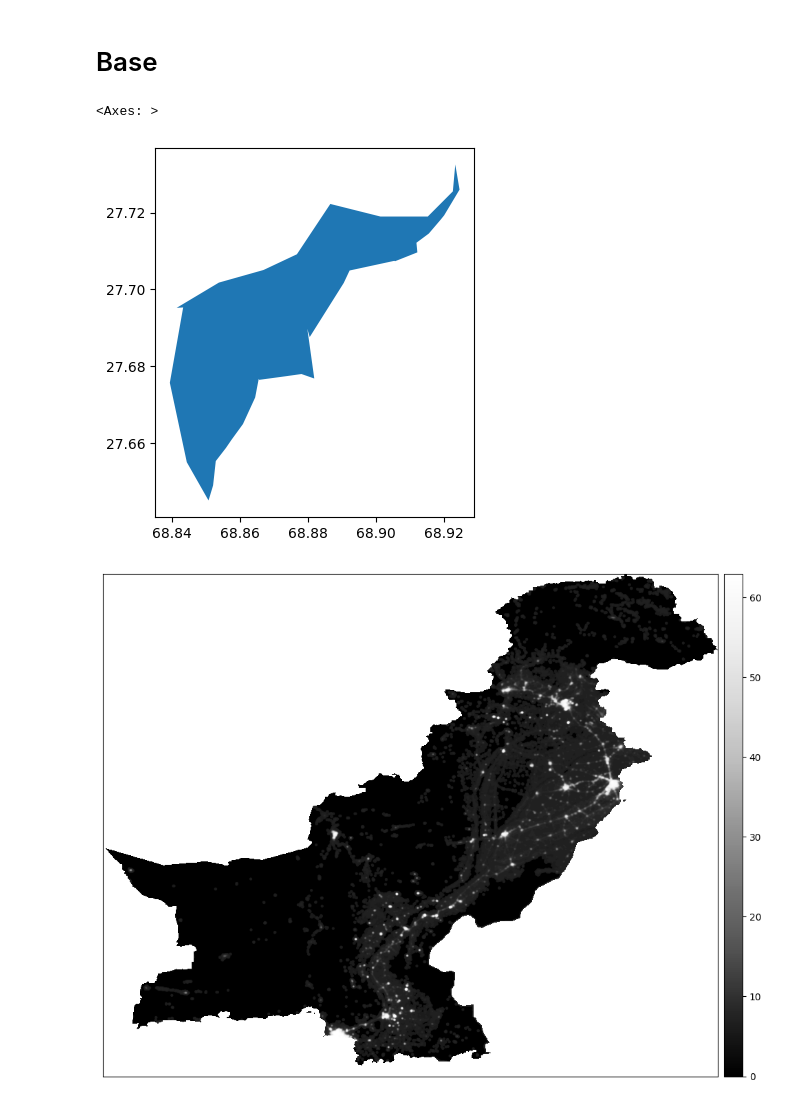
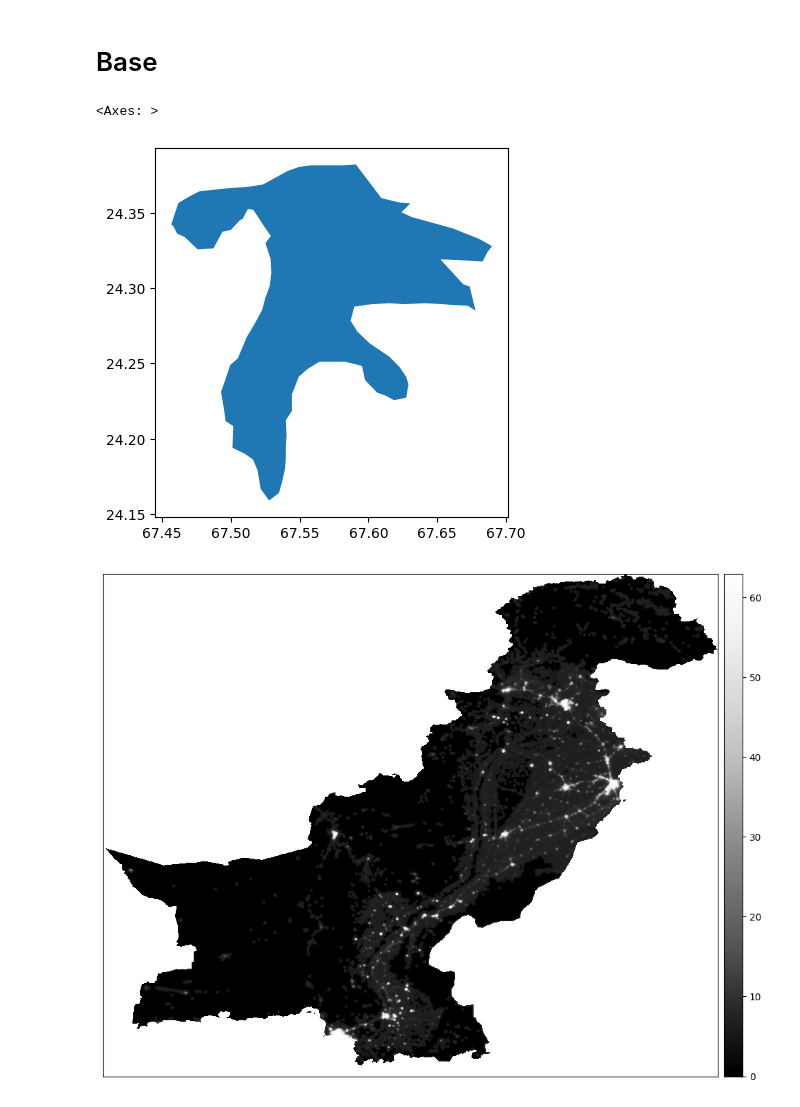
Before and after one commit to TJhon/python-raster-crop, a Jupyter notebook: notebooks/crop.ipynb, the cells around one changed output. Drawn from its saved outputs; the diff is of its cells as text; code cells hidden in the pictures.

```diff
--- a/notebooks/archive/crop.ipynb
+++ b/notebooks/crop.ipynb
@@ -21,11 +21,12 @@ shp_data.head(2)
 # %% [markdown]
 # Base
 # %%
-sample_shp = shp_data.sample(1, random_state=12)
+# sample_shp = shp_data.sample(1, random_state=12)
+sample_shp = shp_data.query('baseline_P == 259')
 sample_shp.plot()
 # %% [output]
 <Axes: >
-[figure, old version]
+[figure, new version]
 # %%
 shape=sample_shp.geometry.values[0]
 geoms = [mapping(shape)]
```
Also changed, not shown: parts of 7 cells of this notebook, 6 other files.
